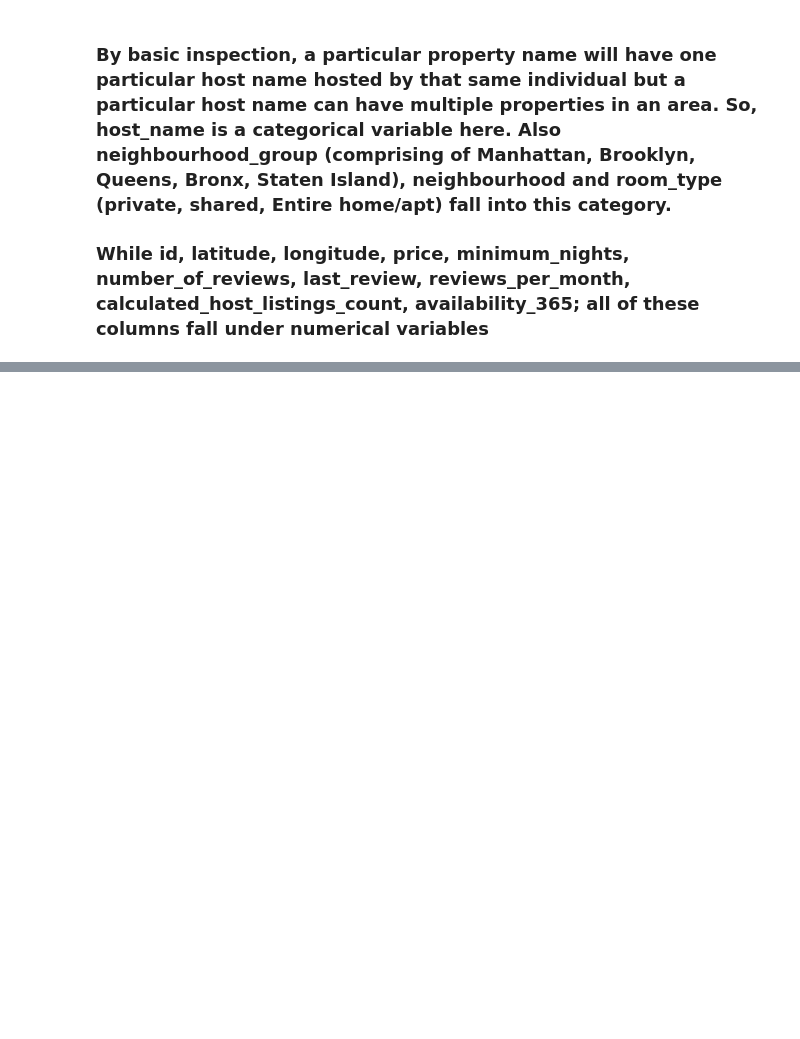
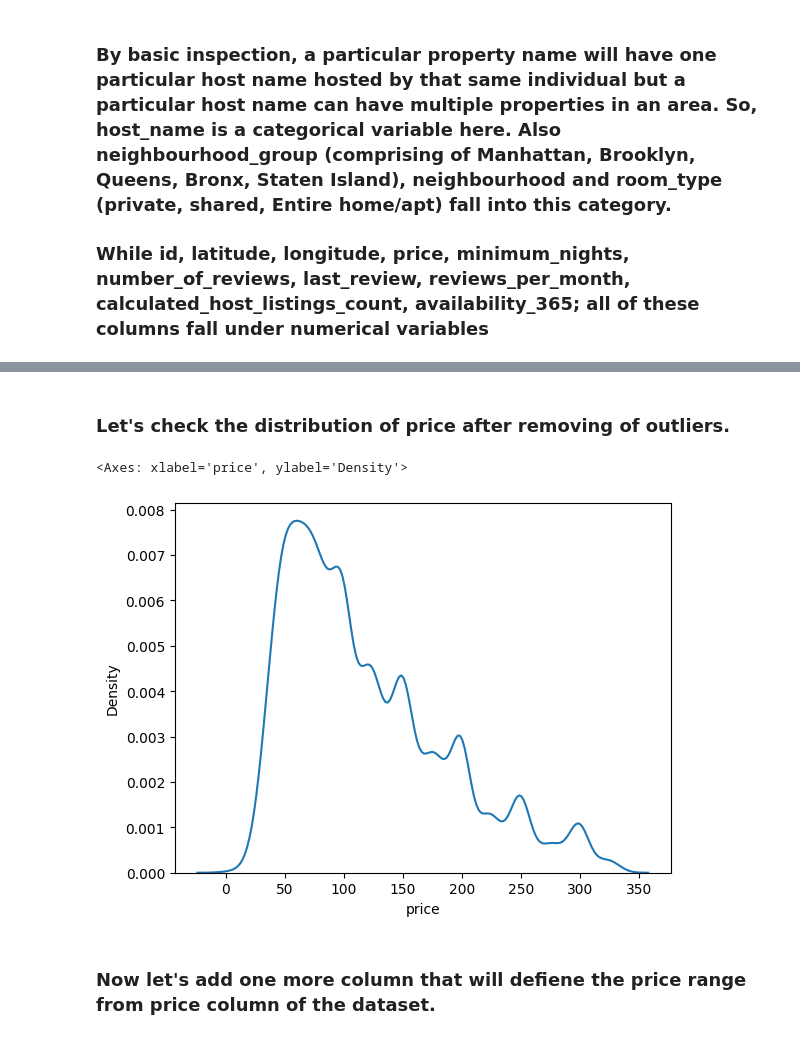
Before and after one commit to Kashifletslearn/EDA-of-Airbnb-Hotel-Booking, a Jupyter notebook: EDA_of_Airbnb_Hotel_Booking.ipynb, the cells around one changed output, grey strips where cells are left out. Drawn from its saved outputs; the diff is of its cells as text; code cells hidden in the pictures; blank space fills up the shorter version.

```diff
--- a/EDA_of_Airbnb_Hotel_Booking.ipynb
+++ b/EDA_of_Airbnb_Hotel_Booking.ipynb
@@ -263,0 +392,10 @@ Index(['id', 'name', 'host_id', 'host_name', 'neighbourhood_group',
+# %% [markdown]
+### **Let's check the distribution of price after removing of outliers.**
+# %%
+# plot kdeplot
+sns.kdeplot(filtered_airbnb['price'])
+# %% [output]
+<Axes: xlabel='price', ylabel='Density'>
+[figure, added]
+# %% [markdown]
+### **Now let's add one more column that will defiene the price range from price column of the dataset.**
```
Also changed, not shown: parts of 26 cells of this notebook.
